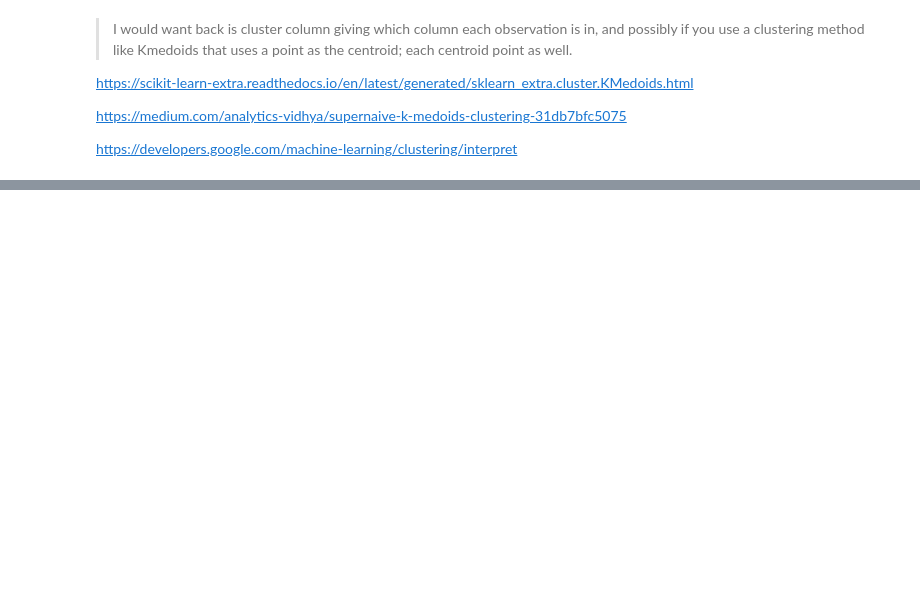
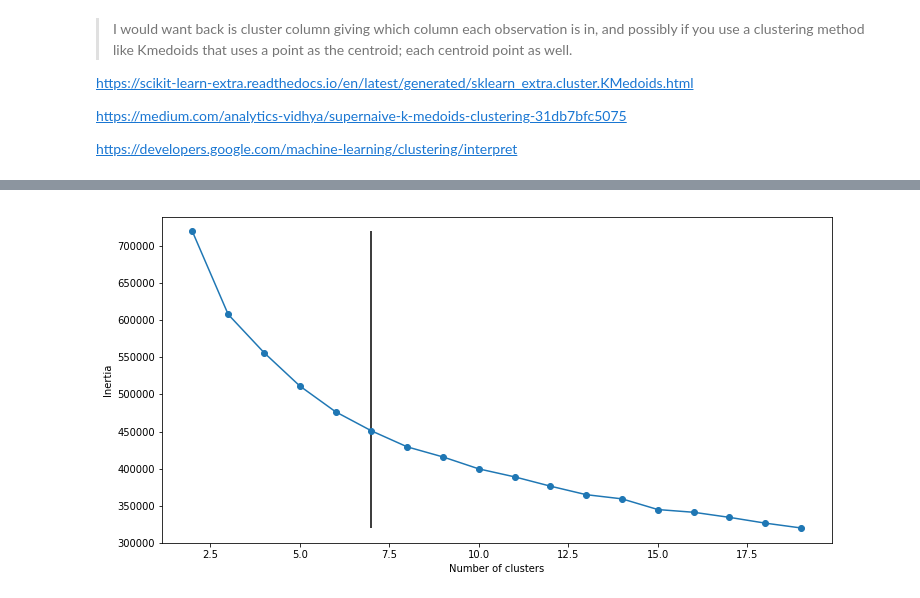
Before and after one commit to wonch002/Home-Value-Prediction, a Jupyter notebook: notebooks/clustering_experiment.ipynb, the cells around one changed output, grey strips where cells are left out. Saved outputs shown, nothing was run; the diff lists cells and outputs as text; code cells hidden in the pictures; blank space fills up the shorter version.

```diff
--- a/notebooks/clustering_experiment.ipynb
+++ b/notebooks/clustering_experiment.ipynb
@@ -21,26 +56,33 @@ parcel_df.shape
 # %%
-def run_kmedoids_clustering():
+# Output:
+# tuple of cardinality and cluster assignments for each loop
+def run_kmeans_clustering():
     inertias = []
+    cluster_cardinalities = []
     cluster_centers = []
     cluster_assignments = []
     for cluster_number in range(2,20):
-        kmedoids = KMedoids(init='k-means++', n_clusters=cluster_number)
-        clusters = kmedoids.fit_predict(parcel_df)
-        inertias.append(kmedoids.inertia_)
-        cluster_centers.append(kmedoids.cluster_centers_)
+        kmeans = KMeans(init='k-means++', n_clusters=cluster_number)
+        clusters = kmeans.fit_predict(parcel_df)
+
+        print("")
+        print("K-means: ", kmeans)
+        # Record the inertia value
+        inertias.append(kmeans.inertia_)
+
+        # Record cluster centers, create data frame
+        cluster_centers.append(kmeans.cluster_centers_)
         cluster_assignments.append(clusters)
-    return (inertias, cluster_assignments)
+
+        # Record number of assignments to each label
+        cardinality = np.unique(cluster_assignments, return_counts=True)
+        cluster_cardinality_df = pd.DataFrame(data={
+            'labels': cardinality[0],
+            'frequency': cardinality[1],
+        })
+        cluster_cardinalities.append(cluster_cardinality_df)
+
+        print(cluster_cardinality_df)
+    return (cluster_cardinalities, inertias, cluster_assignments)
-# %%
-def run_kmeans_clustering():
-    inertias = []
-    cluster_centers = []
-    cluster_assignments = []
-    for cluster_number in range(2,20):
-        kmeans = KMeans(init='k-means++', n_clusters=cluster_number)
-        clusters = kmeans.fit_predict(parcel_df)
-        inertias.append(kmeans.inertia_)
-        cluster_centers.append(kmeans.cluster_centers_)
-        cluster_assignments.append(clusters)
-    return (inertias, cluster_assignments)
 # %%
 kmeans_clustering_data = run_kmeans_clustering()
@@ -46,0 +107,4 @@ kmeans_clustering_data = run_kmeans_clustering()
+# %%
+create_elbow_plot(range(2,20), kmeans_clustering_data[1])
+# %% [output]
+[figure, added]
```
Also changed, not shown: parts of 8 cells of this notebook.
